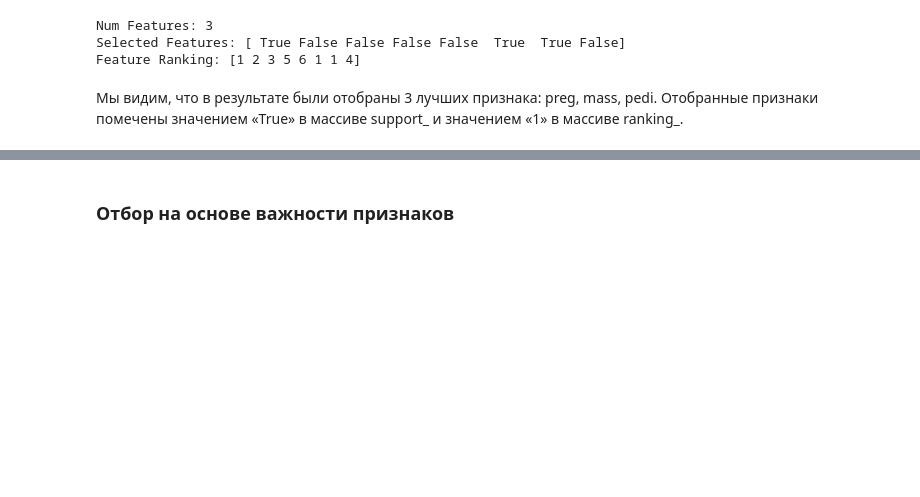
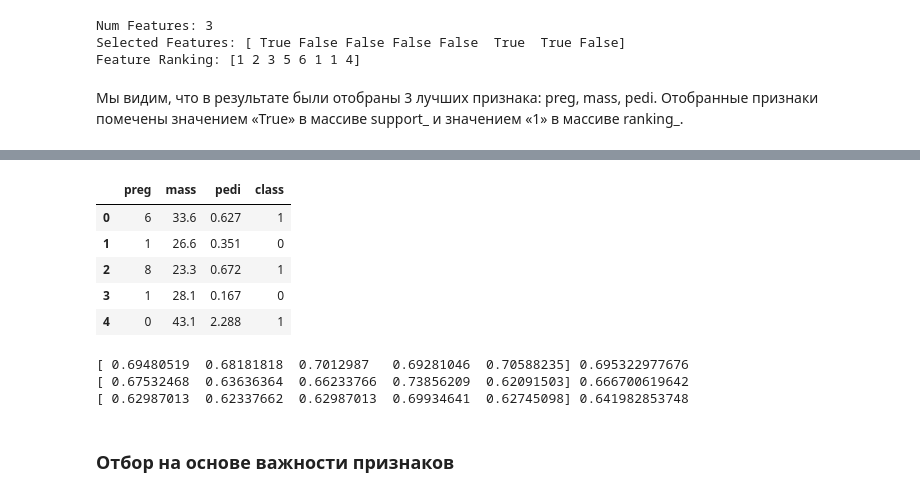
Before and after one commit to ml-mipt/ml-mipt-part2, a Jupyter notebook: seminars/sem03_model_selection/seminar3.ipynb, the cells around one changed output, grey strips where cells are left out. Drawn from its saved outputs; the diff is of its cells as text; code cells hidden in the pictures; blank space fills up the shorter version.

```diff
--- a/seminars/sem03_model_selection/seminar3.ipynb
+++ b/seminars/sem03_model_selection/seminar3.ipynb
@@ -549,0 +596,7 @@ Feature Ranking: [1 2 3 5 6 1 1 4]
+# %%
+# load data
+url = "https://archive.ics.uci.edu/ml/machine-learning-databases/pima-indians-diabetes/pima-indians-diabetes.data"
+names = ['preg', 'plas', 'pres', 'skin', 'test', 'mass', 'pedi', 'age', 'class']
+dataframe = pandas.read_csv(url, names=names)
+
+dataframe.head()
@@ -549,0 +610,10 @@ Feature Ranking: [1 2 3 5 6 1 1 4]
+# %%
+select2=dataframe[['preg','mass', 'pedi','class']]
+select2.head()
+# %% [output]
+|  | preg | mass | pedi | class |
+| 0 | 6 | 33.6 | 0.627 | 1 |
+| 1 | 1 | 26.6 | 0.351 | 0 |
+| 2 | 8 | 23.3 | 0.672 | 1 |
+| 3 | 1 | 28.1 | 0.167 | 0 |
+| 4 | 0 | 43.1 | 2.288 | 1 |
@@ -550,3 +624,20 @@ Feature Ranking: [1 2 3 5 6 1 1 4]
+# %%
+from sklearn.cross_validation import KFold
+from sklearn.cross_validation import cross_val_score
+
+
+cv = KFold(n=len(Y), n_folds=5, shuffle=True, random_state=123)
+CV1=cross_val_score(model_1, X, Y, cv=cv)
+CV2=cross_val_score(model_2, X, Y, cv=cv)
+CV3=cross_val_score(model_3, X, Y, cv=cv)
+
+print CV1, mean(CV1)
+print CV2, mean(CV2)
+print CV3, mean(CV3)
+# %% [output]
+[ 0.69480519  0.68181818  0.7012987   0.69281046  0.70588235] 0.695322977676
+[ 0.67532468  0.63636364  0.66233766  0.73856209  0.62091503] 0.666700619642
+[ 0.62987013  0.62337662  0.62987013  0.69934641  0.62745098] 0.641982853748
 # %% [markdown]
 ### Отбор на основе важности признаков
 # %% [markdown]
```
Also changed, not shown: parts of 53 cells of this notebook.
